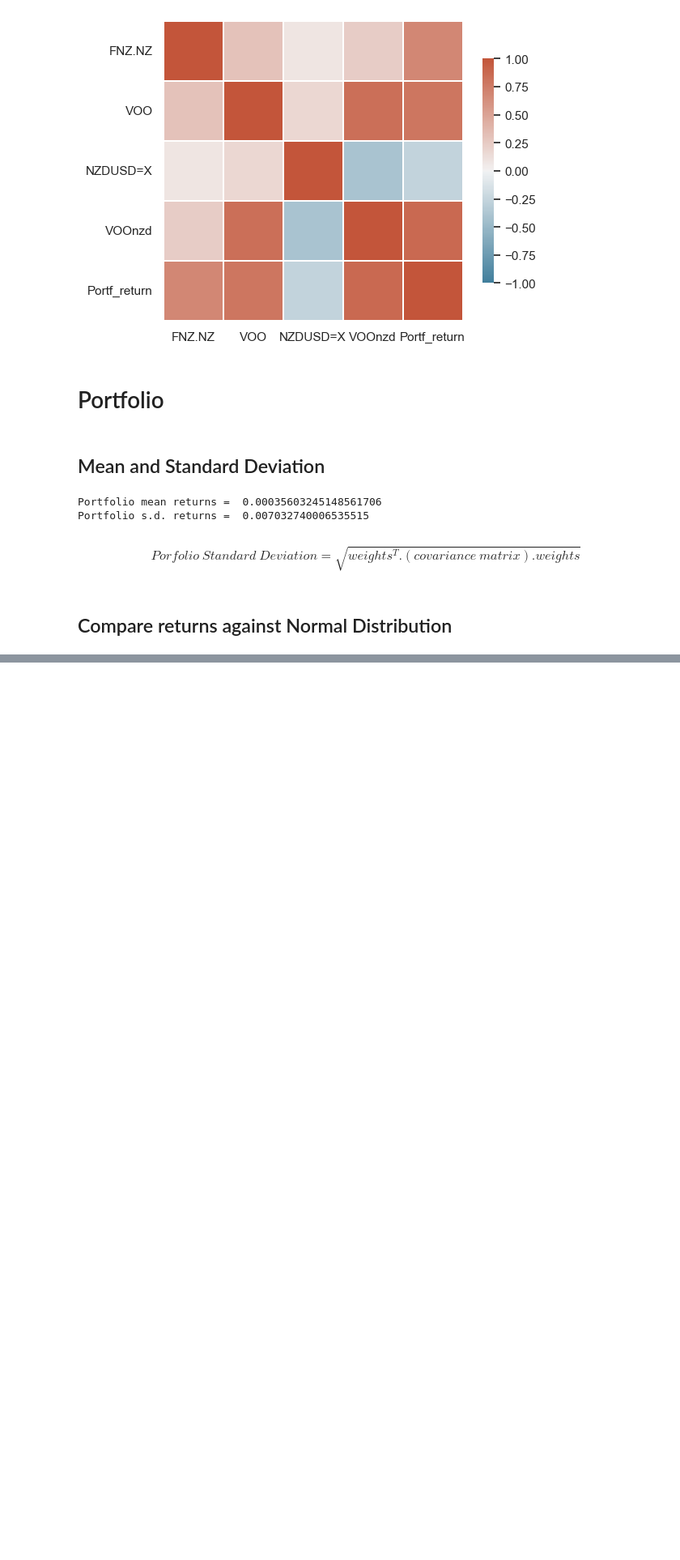
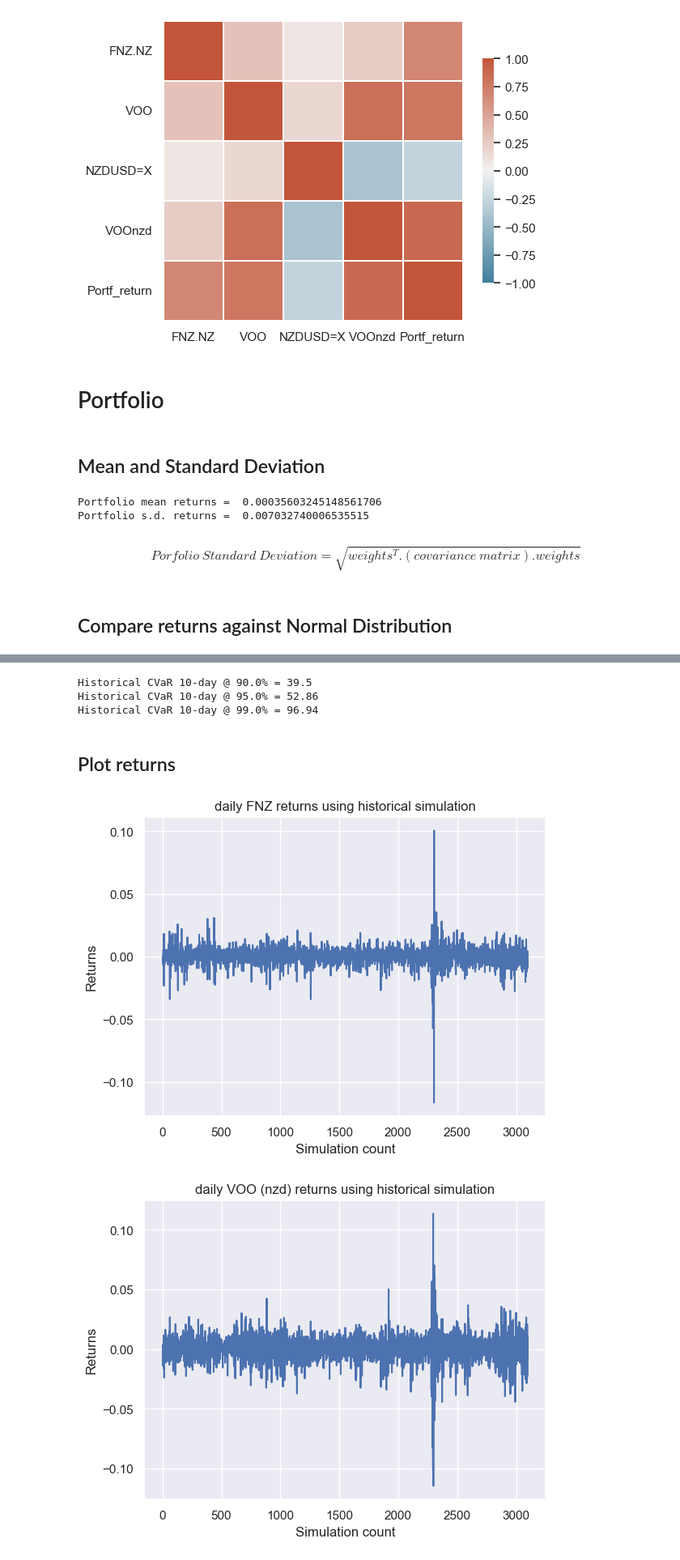
Before and after one commit to duongdidom/Value-at-Risk-VaR, a Jupyter notebook: VaR.ipynb, the cells around one changed output, grey strips where cells are left out. Shown: that part at 81% size. Cells and saved outputs as stored; diff of their text form; code cells hidden in the pictures; blank space fills up the shorter version.

```diff
--- a/VaR.ipynb
+++ b/VaR.ipynb
@@ -321,0 +469,38 @@ df_returns.head()
+# %%
+# compute potential profit/loss for initial investment from a series of returns. Then get the profit/loss at given percentile
+histCVaRs = [invst * historical_CVaR(df_returns['Portf_return'], conf_level*100, num_days=10) for conf_level in conf_levels]
+
+# print results = how much expected to lose in 10-day interval
+for i, VaR in enumerate(histCVaRs):
+    print('Historical CVaR 10-day @ {0}%'.format((1-conf_levels[i])*100),'=', round(VaR,2))
+# %% [output]
+Historical CVaR 10-day @ 90.0% = 39.5
+Historical CVaR 10-day @ 95.0% = 52.86
+Historical CVaR 10-day @ 99.0% = 96.94
+# %% [markdown]
+## Plot returns
+# %%
+# plot historical returns
+plt.plot(range(1, len(df_returns)+1), df_returns['FNZ.NZ'])
+plt.ylabel('Returns')
+plt.xlabel('Simulation count')
+plt.title('daily FNZ returns using historical simulation')
+plt.show()
+
+plt.plot(range(1, len(df_returns)+1), df_returns['VOOnzd'])
+plt.ylabel('Returns')
+plt.xlabel('Simulation count')
+plt.title('daily VOO (nzd) returns using historical simulation')
+plt.show()
+
+
+plt.plot(range(1, len(df_returns)+1), df_returns['Portf_return'])
+plt.ylabel('Returns')
+plt.xlabel('Simulation count')
+plt.title('daily Portfolio returns using historical simulation')
+plt.show()
+
+#NOTE: max & min returns of Portfolio is less than max & min returns of individual stock FNZ and VOO. Emphasize the diversification benefit
+# %% [output]
+[figure, added]
+[figure, added]
```
Also changed, not shown: parts of 53 cells of this notebook.
